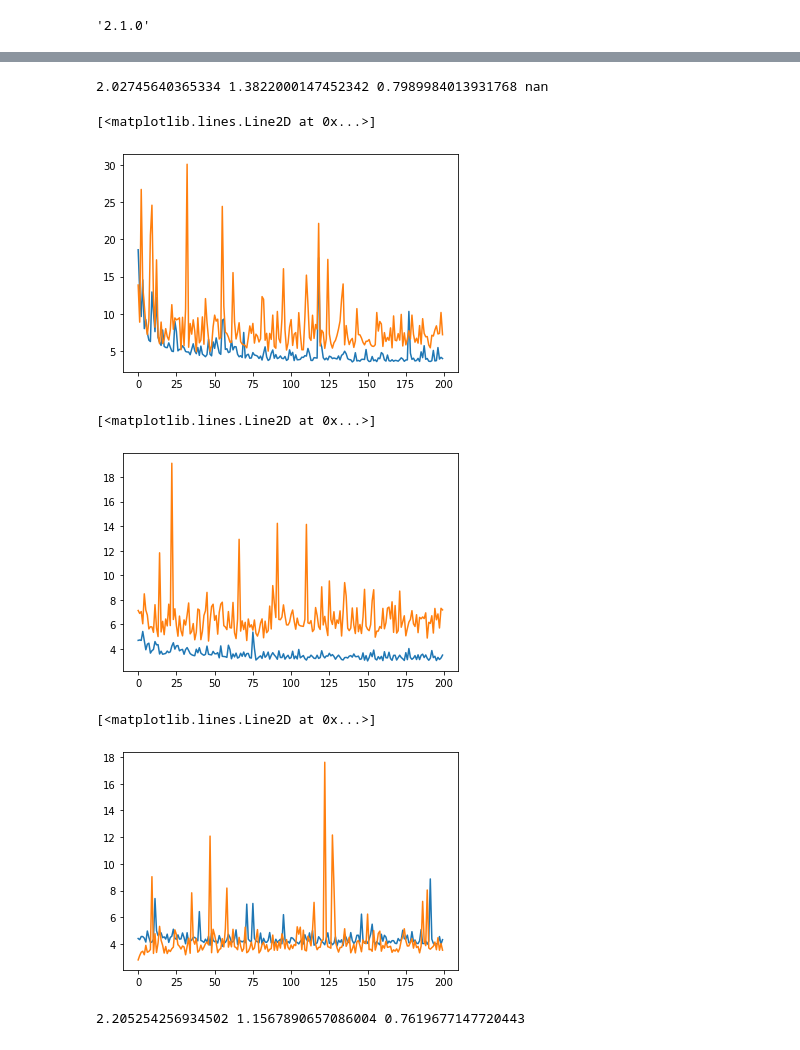
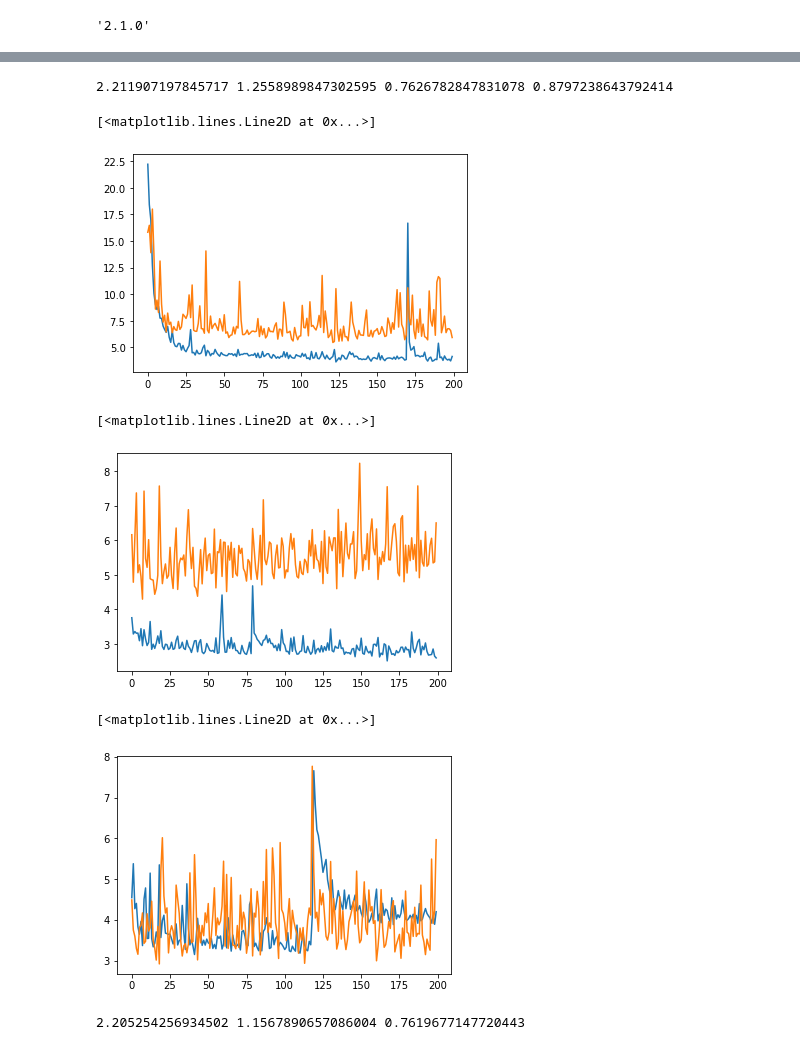
Before and after one commit to GStravinsky/Cell-count, a Jupyter notebook: Ass_2.ipynb, the cells around one changed output, grey strips where cells are left out. Cells and saved outputs as stored; diff of their text form; code cells hidden in the pictures.

```diff
--- a/Ass_2.ipynb
+++ b/Ass_2.ipynb
@@ -1118,24 +1140,0 @@ Neural networks are stochastic, yet I will not set seed for the model choice pur
-# %%
-val_1 = features_train[:1935]
-val_2 = features_train[1935:3884]
-val_3 = features_train[3884:]
-
-val = [val_1, val_2, val_3]
-
-val_1_labels = Y[:1935]
-val_2_labels = Y[1935:3884]
-val_3_labels = Y[3884:5841]
-
-val_labels = [val_1_labels, val_2_labels, val_3_labels]
-
-train_1 = np.vstack((val_2, val_3))
-train_2 = np.vstack((val_1, val_3))
-train_3 = np.vstack((val_1, val_2))
-
-train = [train_1, train_2, train_3]
-
-train_1_labels = np.hstack((val_2_labels, val_3_labels))
-train_2_labels = np.hstack((val_1_labels, val_3_labels))
-train_3_labels = np.hstack((val_1_labels, val_2_labels))
-
-train_labels = [train_1_labels, train_2_labels, train_3_labels]
@@ -1171,7 +1174,7 @@ for i in range(0,3):
     checkpoint_dir = os.path.dirname(checkpoint_path)
     cp_model3 = ModelCheckpoint(checkpoint_path, save_weights_only=True,
                                verbose=1, monitor = 'val_loss')
-    history3_1 = model3.fit(train[i],train_labels[i], nb_epoch = 200,
+    history3_1 = model3.fit(train[i],train_labels[i], nb_epoch = 75,
              batch_size = 32, callbacks = [cp_model3],
              validation_data = (val[i], val_labels[i]))
   elif i == 1:
@@ -1179,25 +1182,25 @@ for i in range(0,3):
     heckpoint_dir = os.path.dirname(checkpoint_path)
     cp_model3 = ModelCheckpoint(checkpoint_path, save_weights_only=True,
                                verbose=1, monitor = 'val_loss')
-    history3_2 = model3.fit(train[i], train_labels[i], nb_epoch = 200,
-             batch_size = 8, callbacks = [cp_model3],
+    history3_2 = model3.fit(train[i], train_labels[i], nb_epoch = 75,
+             batch_size = 32, callbacks = [cp_model3],
              validation_data = (val[i], val_labels[i]))
   elif i == 2:
     checkpoint_path = "training_1/3rd_model_3.ckpt"
     heckpoint_dir = os.path.dirname(checkpoint_path)
     cp_model3 = ModelCheckpoint(checkpoint_path, save_weights_only=True,
                                verbose=1, monitor = 'val_loss')
-    history3_3 = model3.fit(train[i],train_labels[i], nb_epoch = 200,
-             batch_size = 8, callbacks = [cp_model3],
+    history3_3 = model3.fit(train[i],train_labels[i], nb_epoch = 75,
+             batch_size = 32, callbacks = [cp_model3],
              validation_data = (val[i], val_labels[i]))
 
 
-  model3.load_weights(checkpoint_path)
+  #model3.load_weights(checkpoint_path)
   predicted = model3.predict(val[i])
   RMSE_m3.append(mean_squared_error(val_labels[i], predicted, squared= False))
   MAE_m3.append(mean_absolute_error(val_labels[i], predicted))
   R2_m3.append(r2_score(val_labels[i], predicted))
-  #CORR_m3.append(np.corrcoef(val_labels[i], predicted)[0,1])
+  CORR_m3.append(np.corrcoef(val_labels[i], np.reshape(predicted, (1, np.shape(predicted)[0])))[0,1])
 # %% [output]
 WARNING:tensorflow:The `nb_epoch` argument in `fit` has been renamed `epochs`.
 Train on 3906 samples, validate on 1935 samples
@@ -1219,10 +1222,9 @@ Epoch 117/200
 # %%
 print(np.mean(RMSE_m3), np.mean(MAE_m3), np.mean(R2_m3), np.mean(CORR_m3))
-# roughly 2.2242435205598756 1.1067650254178014 0.7588107222460585
-# 2.0992133684825593 1.1448822889267423 0.7847906110518396
-# 2.2311722598095662 1.1231875207952875 0.7558747684356528
-# 2.2940540830296015 1.233120393092819 0.7423223349654732
-# 2.177588052790908 1.1759901003103512 0.7680401371611975
-# 2.0541215542101097 1.201948155005324 0.7966615670389112 - mse MIN no val
+# 2.1172133658446635 1.2915113479135718 0.7830972462622489 0.903676662830499
+# 2.3457736022487086 1.3180716636798533 0.7338328328520358 0.9037902169727009
+# 2.2288565923384525 1.328360226411506 0.7590707704849037 0.889299498439024
+# 2.187175198949318 1.2835205534735499 0.7689058972416781 0.9049475681762745
+# 2.211907197845717 1.2558989847302595 0.7626782847831078 0.8797238643792414
 # %% [output]
-2.02745640365334 1.3822000147452342 0.7989984013931768 nan
+2.211907197845717 1.2558989847302595 0.7626782847831078 0.8797238643792414
@@ -1231,21 +1231,21 @@ np.corrcoef(val_labels[1], predicted)[0,1])
 # %%
-plt.plot(history3_1.history['loss'][:])
-plt.plot(history3_1.history['val_loss'][:])
+plt.plot(history3_1.history['loss'][:200])
+plt.plot(history3_1.history['val_loss'][:200])
 # %% [output]
 [<matplotlib.lines.Line2D at 0x...>]
-[figure, old version]
+[figure, new version]
 # %%
-plt.plot(history3_2.history['loss'][:])
-plt.plot(history3_2.history['val_loss'][:])
+plt.plot(history3_2.history['loss'][:200])
+plt.plot(history3_2.history['val_loss'][:200])
 # %% [output]
 [<matplotlib.lines.Line2D at 0x...>]
-[figure, old version]
+[figure, new version]
 # %%
-plt.plot(history3_3.history['loss'][:])
-plt.plot(history3_3.history['val_loss'][:])
+plt.plot(history3_3.history['loss'][:200])
+plt.plot(history3_3.history['val_loss'][:200])
 # %% [output]
 [<matplotlib.lines.Line2D at 0x...>]
-[figure, old version]
+[figure, new version]
 # %%
 m3_summary = np.array([[2.2242435205598756, 1.1067650254178014, 0.7588107222460585],
 [2.0992133684825593, 1.1448822889267423, 0.7847906110518396],
```
Also changed, not shown: parts of 23 cells of this notebook.
